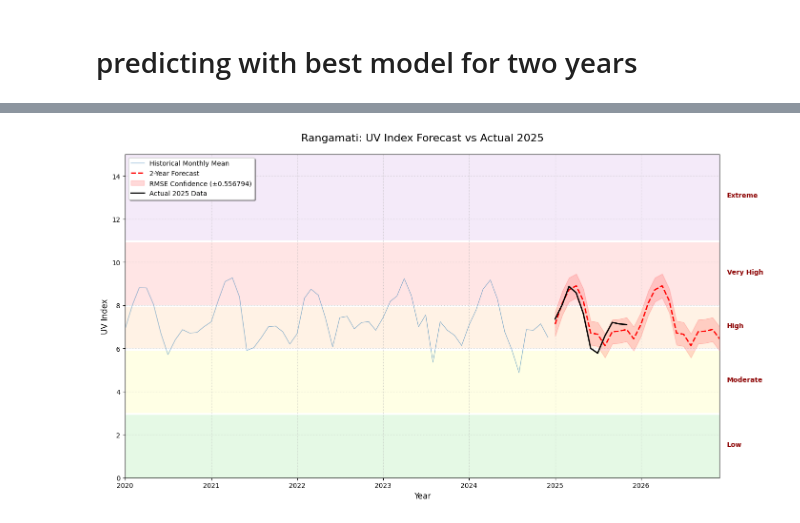
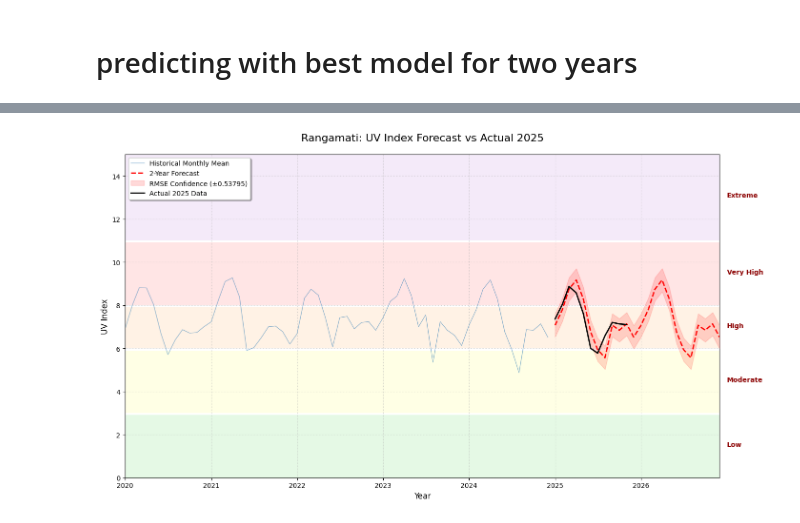
Before and after one commit to not-your-pancake/TCC_Journal, a Jupyter notebook: 0 Real Done Shit/6. Hill Tract Zone (Elevated Terrain)/5. UV Index Risk Categories/rangamati.ipynb, the cells around one changed output, grey strips where cells are left out. Saved outputs shown, nothing was run; the diff lists cells and outputs as text; code cells hidden in the pictures.

```diff
--- a/0 Real Done Shit/6. Hill Tract Zone (Elevated Terrain)/5. UV Index Risk Categories/rangamati.ipynb
+++ b/0 Real Done Shit/6. Hill Tract Zone (Elevated Terrain)/5. UV Index Risk Categories/rangamati.ipynb
@@ -620,17 +620,18 @@ FEATURES = ['year_val'] + fourier_cols
 X = df_features[FEATURES]
 y = df_features['UV']
 
-
-lgb_model = lgb.LGBMRegressor(
+# --- 4. Train Random Forest ---
+xgb_model = xgb.XGBRegressor(
     n_estimators=500,
-    learning_rate=0.03,
-    max_depth=-1,
-    subsample=0.9,
-    colsample_bytree=0.9,
-    random_state=42
+    learning_rate=0.1,
+    max_depth=6,
+    random_state=42,
+    n_jobs=-1,
+    objective='reg:squarederror'
 )
 
-lgb_model.fit(X_train, y_train)
+xgb_model.fit(X_train, y_train)
+
 
 # --- 5. Predict 2 Years Future (24 months) ---
 last_date = df_features['date'].max()
@@ -638,7 +639,7 @@ future_dates = pd.date_range(start=last_date + pd.DateOffset(months=1), periods=
 future_df = pd.DataFrame({'date': future_dates})
 future_df['year_val'] = future_df['date'].dt.year
 future_df = add_fourier_features(future_df)
-predictions_UV = lgb_model.predict(future_df[FEATURES])
+predictions_UV = xgb_model.predict(future_df[FEATURES])
 
 # --- 6. Load and Prepare 2025 Validation Data ---
 df_2025 = pd.read_csv(f"../../../2025-dataset/{district}_historical_weather_2025.csv")
@@ -654,7 +655,7 @@ fig, ax = plt.subplots(figsize=(14, 8))
 ax.plot(df_features['date'], y, label='Historical Monthly Mean', color='#2c7bb6', linewidth=1, alpha=0.5)
 
 # B. Prediction Trend & Confidence Cloud (RMSE)
-error_margin = 0.556794    # Your validated RMSE ######
+error_margin = 0.537950      # Your validated RMSE ##################################
 
 
 ax.plot(future_dates, predictions_UV, label='2-Year Forecast', linestyle='--', color='red', linewidth=2, zorder=5)
@@ -712 +696 @@ You can set `force_col_wise=true` to remove the overhead.
-[figure, old version]
+[figure, new version]
```
Also changed, not shown: parts of 8 cells of this notebook, 20 other files.
